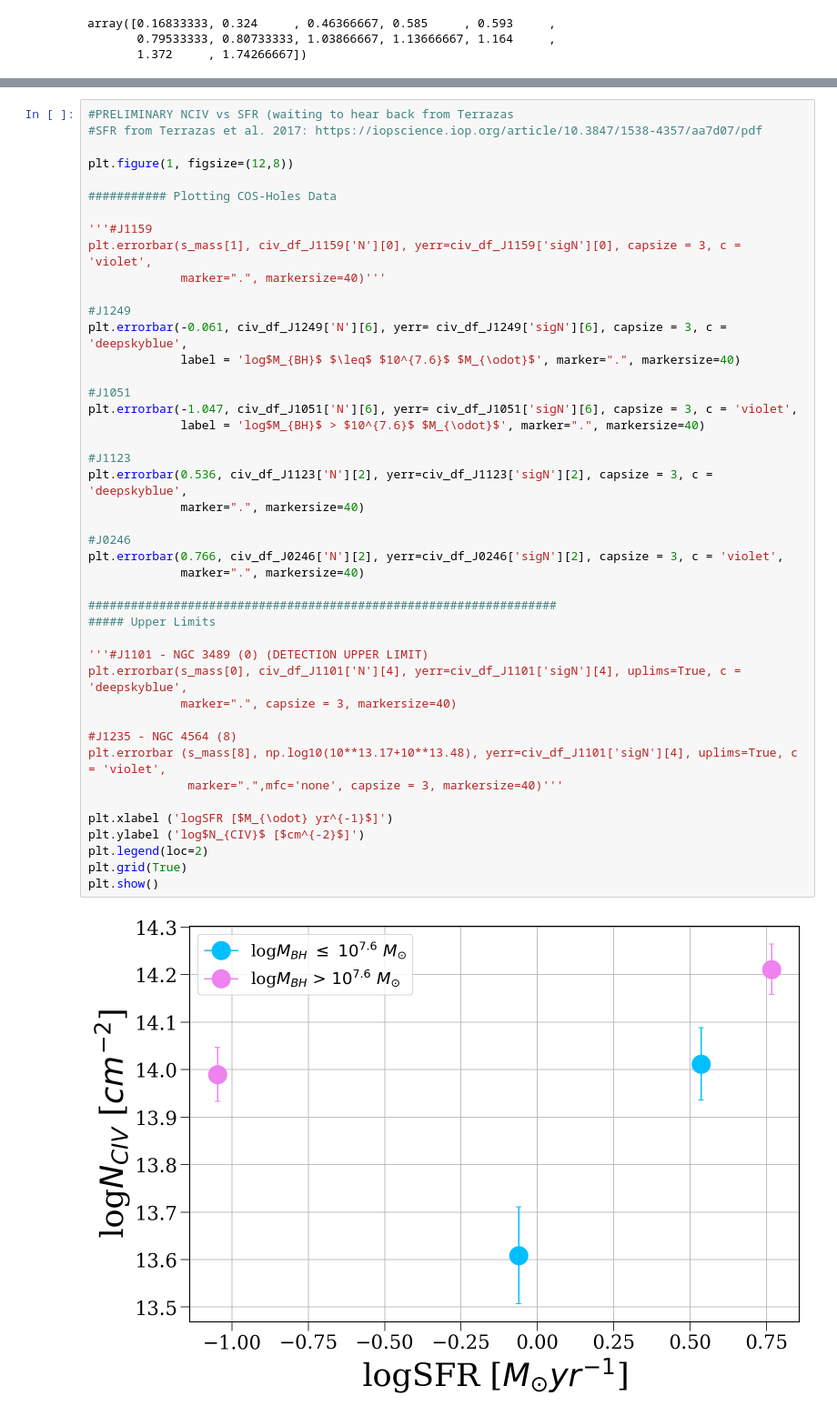
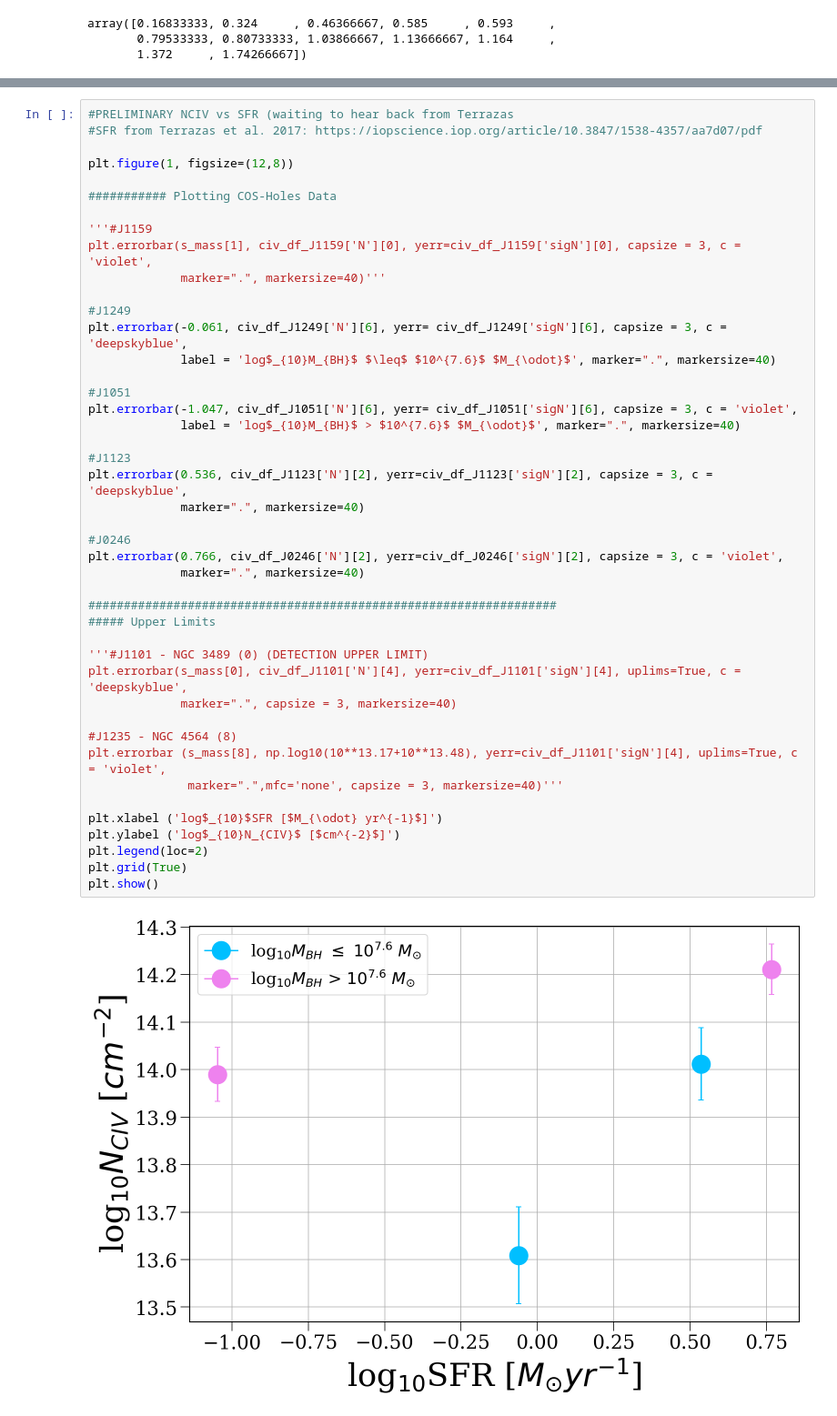
Before and after one commit to samlugarza/COS-Holes, a Jupyter notebook: notebooks/COS-Holes_CIV_Analysis.ipynb, the cells around one changed output, grey strips where cells are left out. Shown at 91% size. Cells and saved outputs as stored; diff of their text form.

Commit message:
label touch ups

```diff
--- a/notebooks/COS-Holes_CIV_Analysis.ipynb
+++ b/notebooks/COS-Holes_CIV_Analysis.ipynb
@@ -616,35 +616,35 @@ plt.errorbar(s_mass[1], civ_df_J1159['N'][0], yerr=civ_df_J1159['sigN'][0], caps
 
 #J1249
 plt.errorbar(-0.061, civ_df_J1249['N'][6], yerr= civ_df_J1249['sigN'][6], capsize = 3, c = 'deepskyblue',
-             label = 'log$M_{BH}$ $\leq$ $10^{7.6}$ $M_{\odot}$', marker=".", markersize=40)
+             label = 'log$_{10}M_{BH}$ $\leq$ $10^{7.6}$ $M_{\odot}$', marker=".", markersize=40)
 
 #J1051
 plt.errorbar(-1.047, civ_df_J1051['N'][6], yerr= civ_df_J1051['sigN'][6], capsize = 3, c = 'violet',
-             label = 'log$M_{BH}$ > $10^{7.6}$ $M_{\odot}$', marker=".", markersize=40)
+             label = 'log$_{10}M_{BH}$ > $10^{7.6}$ $M_{\odot}$', marker=".", markersize=40)
 
 #J1123
 plt.errorbar(0.536, civ_df_J1123['N'][2], yerr=civ_df_J1123['sigN'][2], capsize = 3, c = 'deepskyblue',
              marker=".", markersize=40)
 
 #J0246
 plt.errorbar(0.766, civ_df_J0246['N'][2], yerr=civ_df_J0246['sigN'][2], capsize = 3, c = 'violet',
              marker=".", markersize=40)
 
 ##################################################################
 ##### Upper Limits
 
 '''#J1101 - NGC 3489 (0) (DETECTION UPPER LIMIT)
 plt.errorbar(s_mass[0], civ_df_J1101['N'][4], yerr=civ_df_J1101['sigN'][4], uplims=True, c = 'deepskyblue',
              marker=".", capsize = 3, markersize=40)
 
 #J1235 - NGC 4564 (8)
 plt.errorbar (s_mass[8], np.log10(10**13.17+10**13.48), yerr=civ_df_J1101['sigN'][4], uplims=True, c = 'violet',
               marker=".",mfc='none', capsize = 3, markersize=40)'''
 
-plt.xlabel ('logSFR [$M_{\odot} yr^{-1}$]')
-plt.ylabel ('log$N_{CIV}$ [$cm^{-2}$]')
+plt.xlabel ('log$_{10}$SFR [$M_{\odot} yr^{-1}$]')
+plt.ylabel ('log$_{10}N_{CIV}$ [$cm^{-2}$]')
 plt.legend(loc=2)
 plt.grid(True)
 plt.show()
 # %% [output]
-[figure, old version]
+[figure, new version]
```
Also changed, not shown: parts of 1 cell of this notebook, 2 other files.
